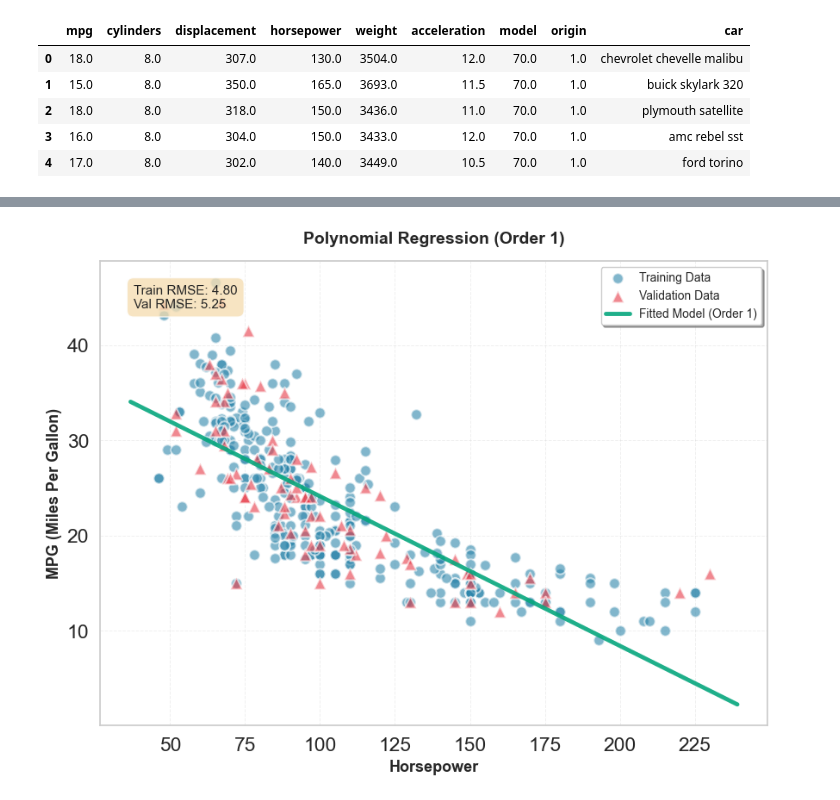
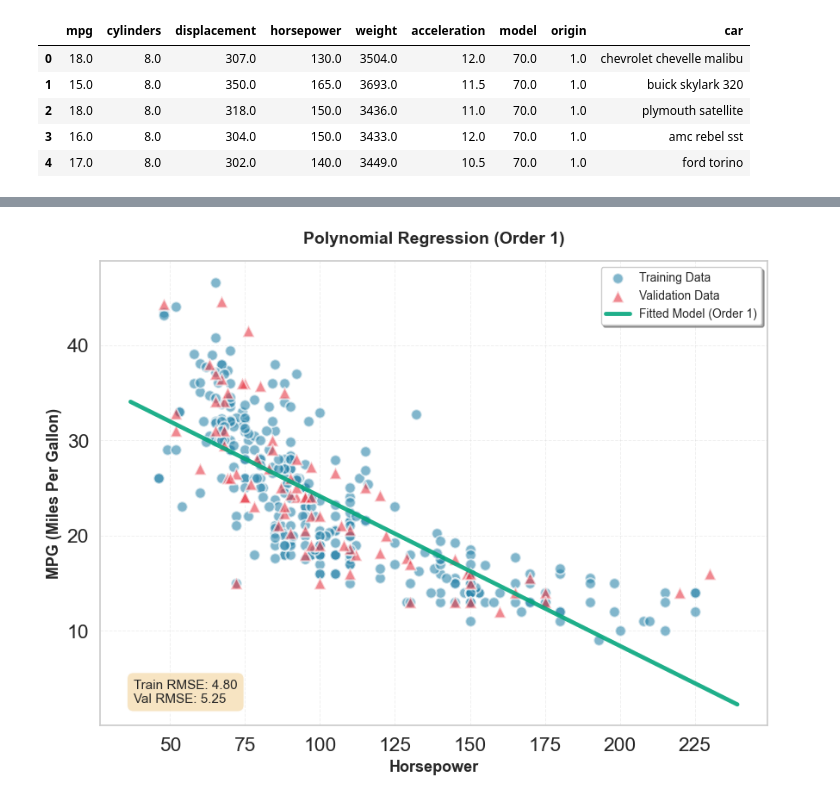
Before and after one commit to changyaochen/MECE4520, a Jupyter notebook: lectures/notebooks/12_cross_validation.ipynb, the cells around one changed output, grey strips where cells are left out. Cells and saved outputs as stored; diff of their text form; code cells hidden in the pictures.

```diff
--- a/lectures/notebooks/12_cross_validation.ipynb
+++ b/lectures/notebooks/12_cross_validation.ipynb
@@ -183,7 +183,7 @@ def plot_model_fit(
     textstr = f"Train RMSE: {train_rmse:.2f}\nVal RMSE: {val_rmse:.2f}"
     props = dict(boxstyle="round,pad=0.5", facecolor="wheat", alpha=0.8)
     ax.text(
-        0.05, 0.95, textstr,
+        0.05, 0.10, textstr,
         transform=ax.transAxes,
         fontsize=11,
         verticalalignment="top",
@@ -253,60 +250,54 @@ X = auto["horsepower"].values
 y = auto["mpg"].values
 
 # Experimental setup
-n_trials = 200  # Run multiple trials to assess variance across different train/test splits
 max_order = 10  # Max order to test
 
-# Initialize list to collect RMSE results from all trials
 # We'll convert this to a DataFrame later
 rmse_records: list[dict] = []
 
 print("Training models with different polynomial orders...")
-print(f"Running {n_trials} trials with orders 1 through {max_order - 1}")
 
-# Loop through multiple trials with different random splits
-for t in range(n_trials):
-    # Split data into 80% training and 20% validation
-    # Different random_state ensures different splits across trials
-    X_train, X_validation, y_train, y_validation = train_test_split(
-        X, y, test_size=0.2, random_state=(98 + t)
+# Split data into 80% training and 20% validation
+# Different random_state ensures different splits across trials
+X_train, X_validation, y_train, y_validation = train_test_split(
+    X, y, test_size=0.2, random_state=98
+)
+
+# Test polynomial models of increasing complexity
+for order in range(1, max_order + 1):
+    model = fit_polynomial(X_train, y_train, order)
+
+    # Make predictions on training data
+    y_pred_train = model.predict(X_train.reshape(-1, 1))
+
+    # Make predictions on validation data (unseen during training)
+    y_pred_validation = model.predict(X_validation.reshape(-1, 1))
+
+    # Calculate RMSE for both sets
+    # Lower RMSE = better predictions
+    train_rmse = root_mean_squared_error(
+        y_true=y_train, y_pred=y_pred_train
+    )
+    validation_rmse = root_mean_squared_error(
+        y_true=y_validation, y_pred=y_pred_validation
     )
 
-    # Test polynomial models of increasing complexity
-    for order in range(1, max_order + 1):
-        model = fit_polynomial(X_train, y_train, order)
+    # Store results
+    rmse_records.append({
+        "order": order,
+        "train": train_rmse,
+        "validation": validation_rmse,
+    })
 
-        # Make predictions on training data
-        y_pred_train = model.predict(X_train.reshape(-1, 1))
-
-        # Make predictions on validation data (unseen during training)
-        y_pred_validation = model.predict(X_validation.reshape(-1, 1))
-
-        # Calculate RMSE for both sets
-        # Lower RMSE = better predictions
-        train_rmse = root_mean_squared_error(
-            y_true=y_train, y_pred=y_pred_train
+    if order in (1, 3, max_order):
+        plot_model_fit(
+            model=model,
+            X_train=X_train,
+            y_train=y_train,
+            X_validation=X_validation,
+            y_validation=y_validation,
+            order=order
         )
-        validation_rmse = root_mean_squared_error(
-            y_true=y_validation, y_pred=y_pred_validation
-        )
-
-        # Store results
-        rmse_records.append({
-            "trial_index": t,
-            "order": order,
-            "train": train_rmse,
-            "validation": validation_rmse,
-        })
-
-        if t == 0 and order in (1, 3, max_order):
-            plot_model_fit(
-                model=model,
-                X_train=X_train,
-                y_train=y_train,
-                X_validation=X_validation,
-                y_validation=y_validation,
-                order=order
-            )
 
 # Convert collected records to DataFrame
 rmse = pd.DataFrame(rmse_records)
@@ -316 +306 @@ Running 200 trials with orders 1 through 9
-[figure, old version]
+[figure, new version]
```
Also changed, not shown: parts of 6 cells of this notebook.
